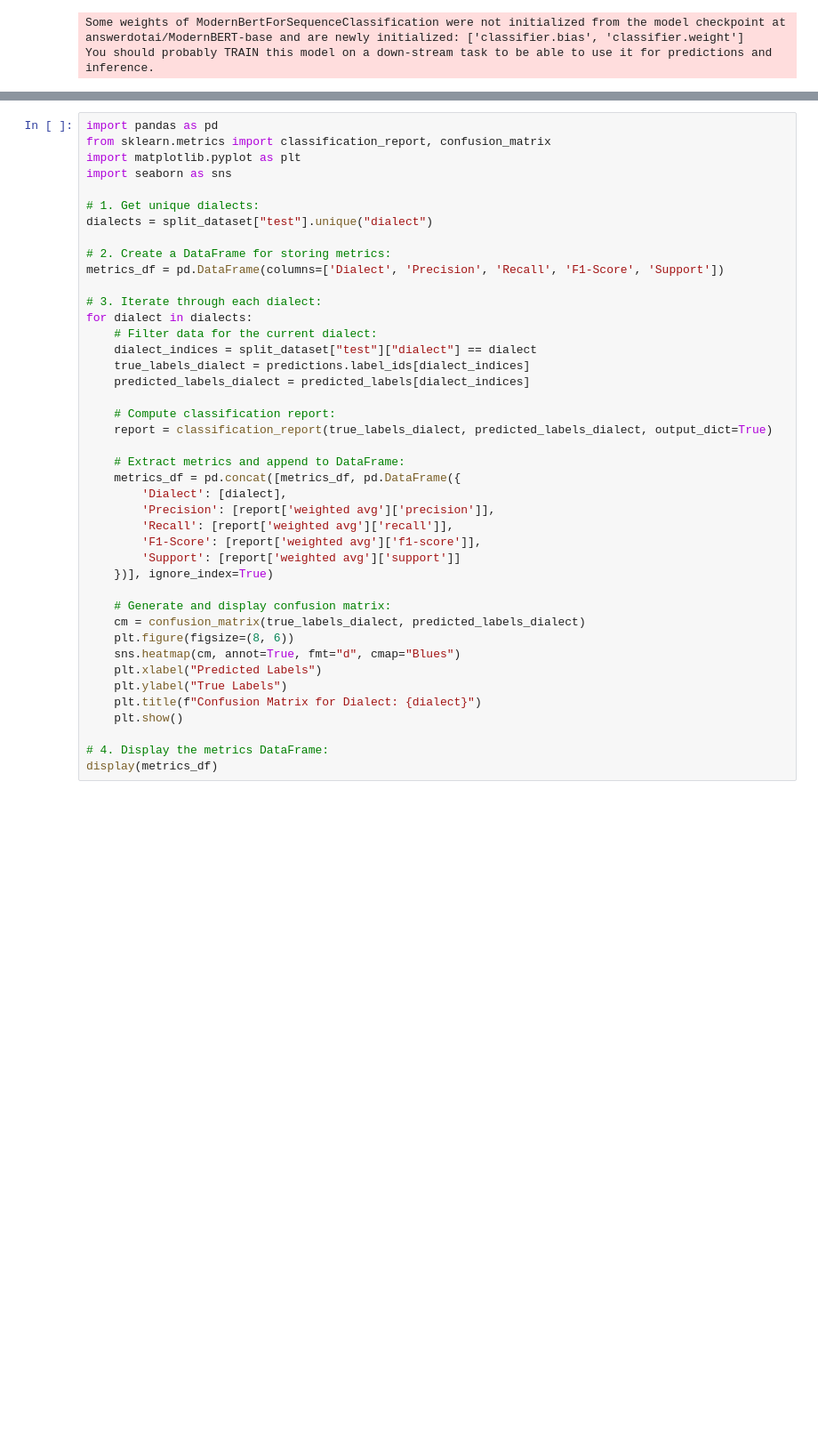
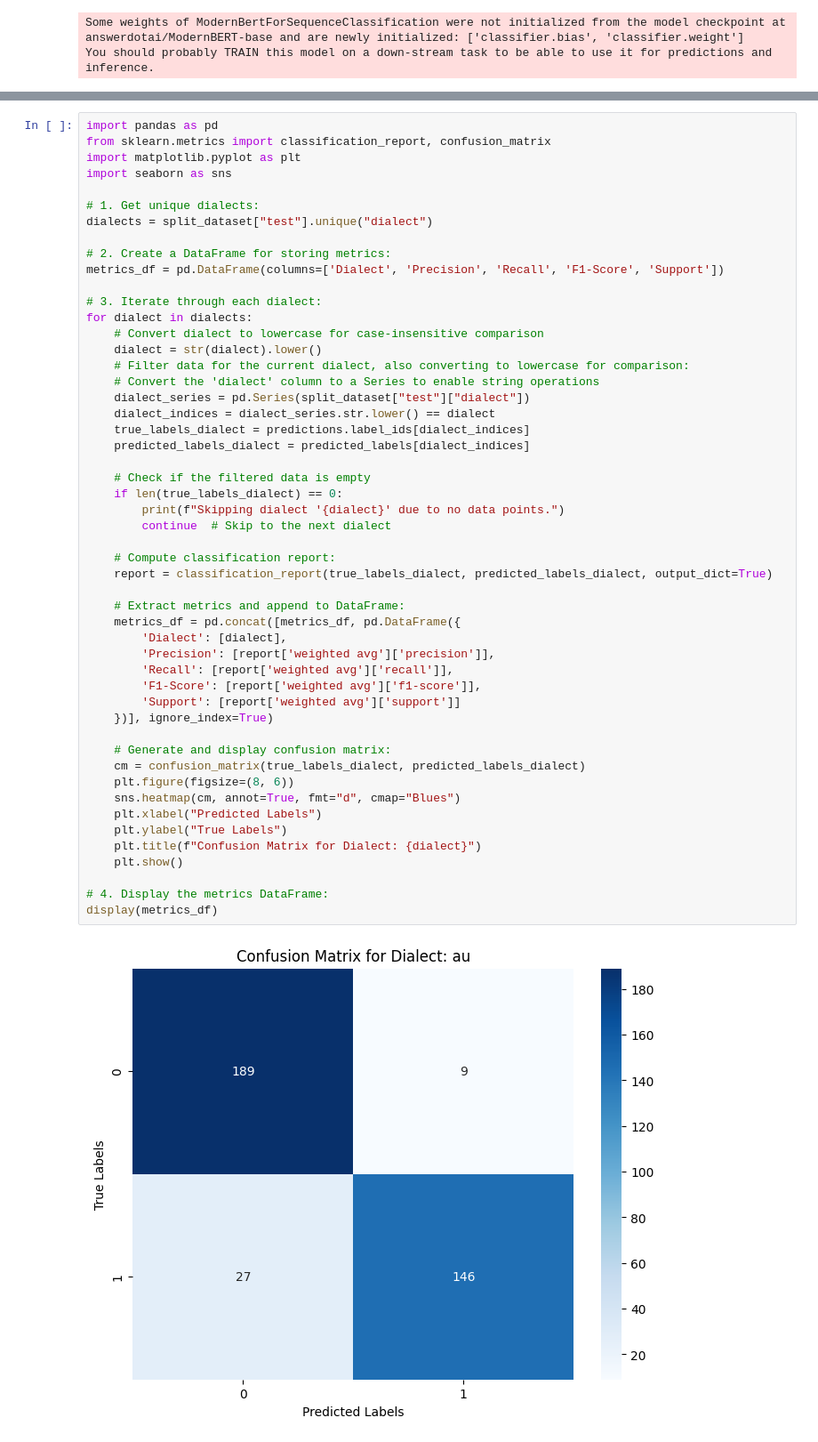
Before and after one commit to surrey-nlp/COLING-Tutorial-LowResScene-2025, a Jupyter notebook: Module_4/Text_Classification_for_LRL.ipynb, the cells around one changed output, grey strips where cells are left out. Shown at 89% size. Drawn from its saved outputs; the diff is of its cells as text; blank space fills up the shorter version.

```diff
--- a/Module_4/Text_Classification_for_LRL.ipynb
+++ b/Module_4/Text_Classification_for_LRL.ipynb
@@ -383,32 +437,43 @@ dialects = split_dataset["test"].unique("dialect")
 metrics_df = pd.DataFrame(columns=['Dialect', 'Precision', 'Recall', 'F1-Score', 'Support'])
 
 # 3. Iterate through each dialect:
 for dialect in dialects:
-    # Filter data for the current dialect:
-    dialect_indices = split_dataset["test"]["dialect"] == dialect
+    # Convert dialect to lowercase for case-insensitive comparison
+    dialect = str(dialect).lower()
+    # Filter data for the current dialect, also converting to lowercase for comparison:
+    # Convert the 'dialect' column to a Series to enable string operations
+    dialect_series = pd.Series(split_dataset["test"]["dialect"])
+    dialect_indices = dialect_series.str.lower() == dialect
     true_labels_dialect = predictions.label_ids[dialect_indices]
     predicted_labels_dialect = predicted_labels[dialect_indices]
+
+    # Check if the filtered data is empty
+    if len(true_labels_dialect) == 0:
+        print(f"Skipping dialect '{dialect}' due to no data points.")
+        continue  # Skip to the next dialect
 
     # Compute classification report:
     report = classification_report(true_labels_dialect, predicted_labels_dialect, output_dict=True)
 
     # Extract metrics and append to DataFrame:
     metrics_df = pd.concat([metrics_df, pd.DataFrame({
         'Dialect': [dialect],
         'Precision': [report['weighted avg']['precision']],
         'Recall': [report['weighted avg']['recall']],
         'F1-Score': [report['weighted avg']['f1-score']],
         'Support': [report['weighted avg']['support']]
     })], ignore_index=True)
 
     # Generate and display confusion matrix:
     cm = confusion_matrix(true_labels_dialect, predicted_labels_dialect)
     plt.figure(figsize=(8, 6))
     sns.heatmap(cm, annot=True, fmt="d", cmap="Blues")
     plt.xlabel("Predicted Labels")
     plt.ylabel("True Labels")
     plt.title(f"Confusion Matrix for Dialect: {dialect}")
     plt.show()
 
 # 4. Display the metrics DataFrame:
 display(metrics_df)
+# %% [output]
+[figure, added]
```
Also changed, not shown: parts of 18 cells of this notebook.
